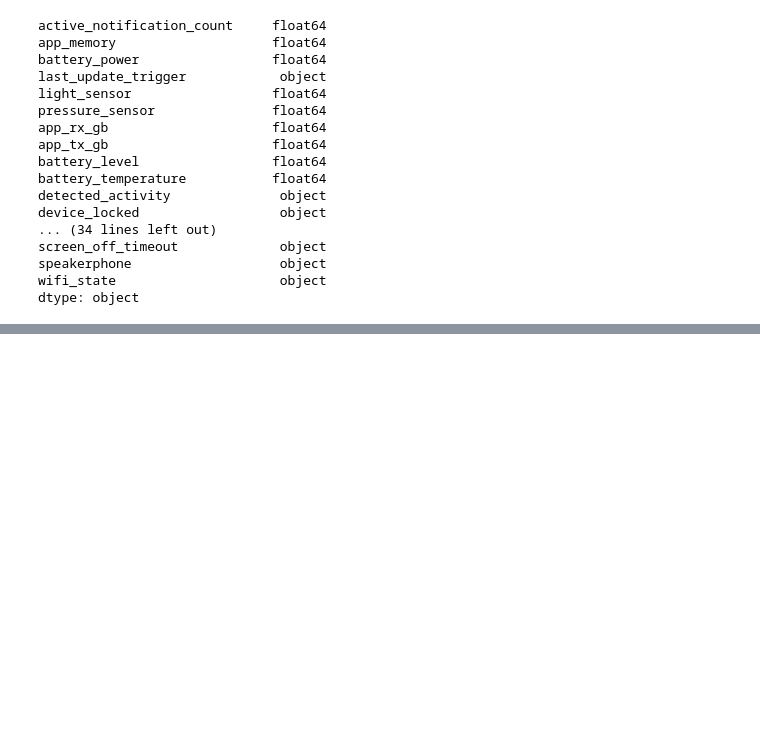
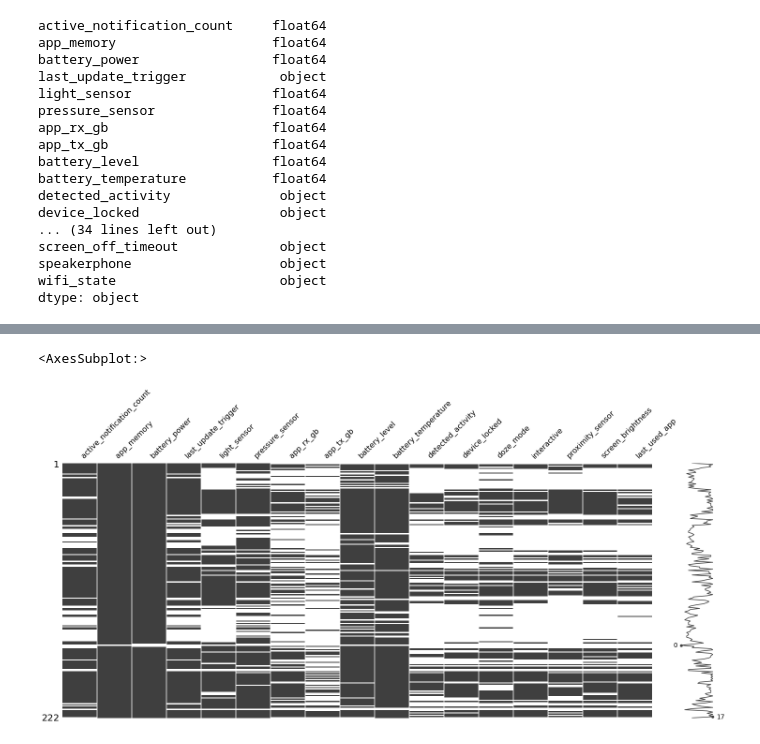
Before and after one commit to nunof98/data-fusion, a Jupyter notebook: main.ipynb, the cells around one changed output, grey strips where cells are left out. Drawn from its saved outputs; the diff is of its cells as text; code cells hidden in the pictures; blank space fills up the shorter version.

```diff
--- a/main.ipynb
+++ b/main.ipynb
@@ -330,0 +355,25 @@ dtype: object
+# %%
+df1 = df[[
+    'active_notification_count',
+    'app_memory',
+    'battery_power',
+    'last_update_trigger',
+    'light_sensor',
+    'pressure_sensor',
+    'app_rx_gb',
+    'app_tx_gb',
+    'battery_level',
+    'battery_temperature',
+    'detected_activity',
+    'device_locked',
+    'doze_mode',
+    'interactive',
+    'proximity_sensor',
+    'screen_brightness',
+    'last_used_app'
+]]
+
+msno.matrix(df1)
+# %% [output]
+<AxesSubplot:>
+[figure, added]
```
Also changed, not shown: parts of 8 cells of this notebook, 2 other files.
